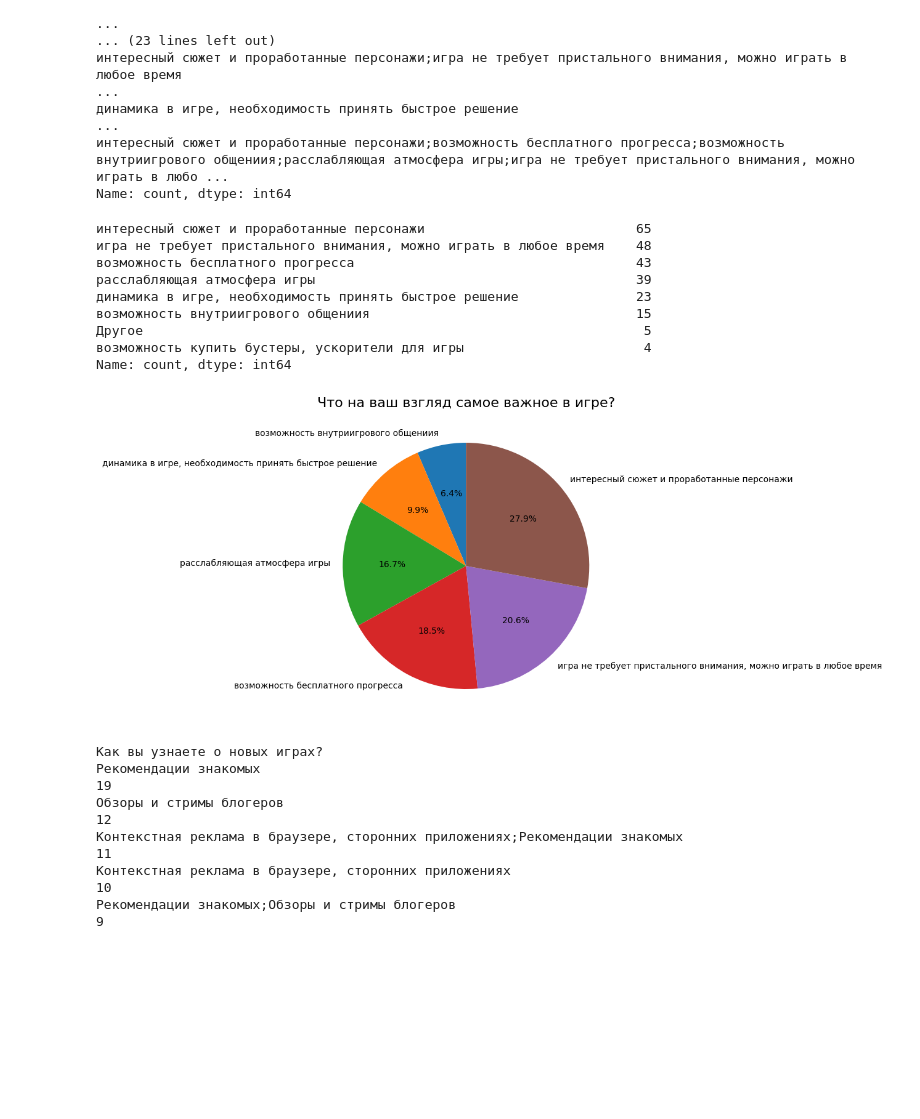
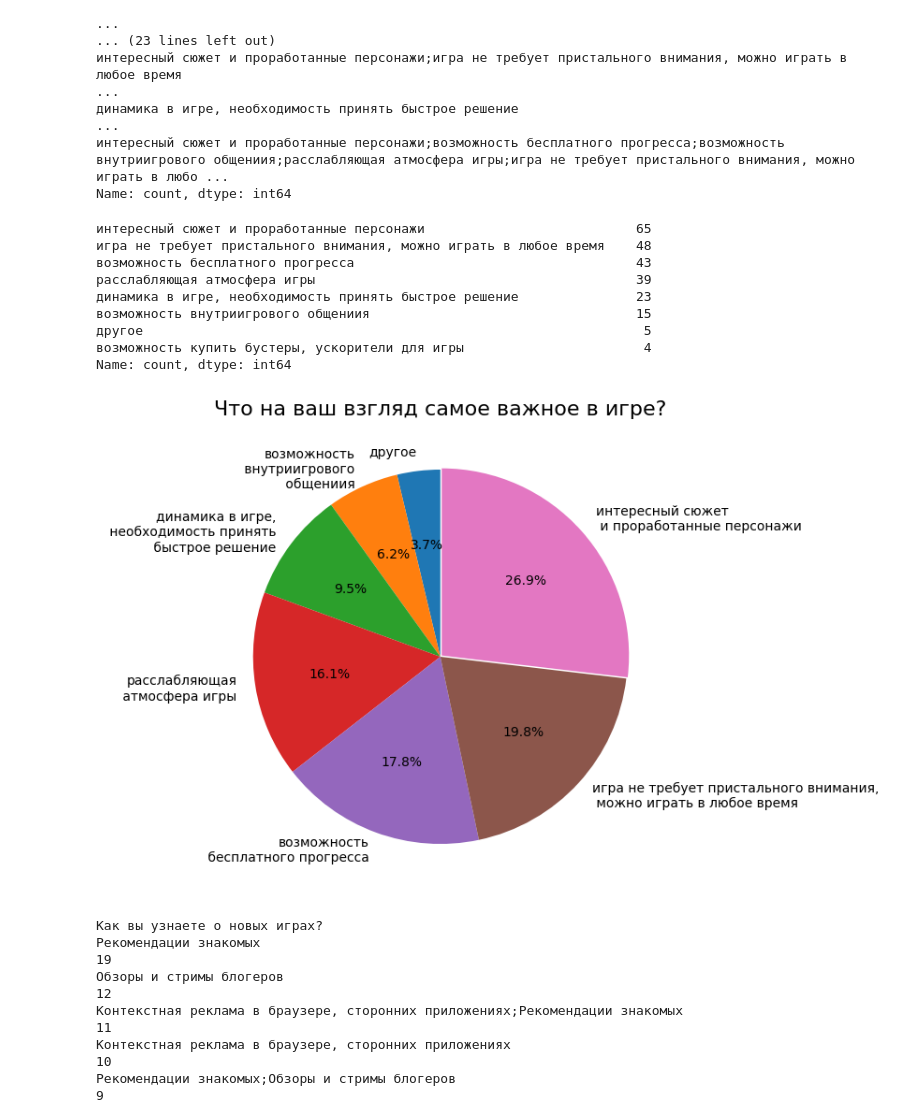
Before and after one commit to NadezdaNN/AnaliticsGames, a Jupyter notebook: analytics.ipynb, the cells around one changed output. Saved outputs shown, nothing was run; the diff lists cells and outputs as text; code cells hidden in the pictures; blank space fills up the shorter version.

```diff
--- a/analytics.ipynb
+++ b/analytics.ipynb
@@ -229,0 +339,9 @@ Name: count, dtype: int64
+# %%
+# Сколько вы потратили денег на внутриигровые покупки за последние полгода?
+data['Сколько вы потратили денег на внутриигровые покупки за последние полгода?'] = \
+    data['Сколько вы потратили денег на внутриигровые покупки за последние полгода?'].apply(lambda x: 'более 5000 руб.' if x == 'более 5000руб.' else x)
+display(data['Сколько вы потратили денег на внутриигровые покупки за последние полгода?'].value_counts())
+
+mask = data['Играете ли вы в онлайн-игры?'] != 'Нет, не играю'
+data_copy = data[mask]
+display(data_copy['Сколько вы потратили денег на внутриигровые покупки за последние полгода?'].value_counts())
@@ -229,0 +380,6 @@ Name: count, dtype: int64
+# %%
+# Какую покупку вы вероятнее всего совершите в игре?
+data['Какую покупку вы вероятнее всего совершите в игре?'] = data['Какую покупку вы вероятнее всего совершите в игре?'].fillna('Никакую')
+mask = data['Играете ли вы в онлайн-игры?'] != 'Нет, не играю'
+data_copy = data[mask]
+data_copy['Какую покупку вы вероятнее всего совершите в игре?'].value_counts()
@@ -335,20 +428,16 @@ data['Что на ваш взгляд самое важное в игре?'].val
 интересный сюжет и проработанные персонажи;возможность бесплатного прогресса;возможность внутриигрового общениия;расслабляющая атмосфера игры;игра не требует пристального внимания, можно играть в любо ...
 Name: count, dtype: int64
 # %%
-data['Что на ваш взгляд самое важное в игре?'] = data['Что на ваш взгляд самое важное в игре?'].fillna(str('Другое'))
+data['Что на ваш взгляд самое важное в игре?'] = data['Что на ваш взгляд самое важное в игре?'].fillna(str('другое'))
 data_tmp = []
 for i in data['Что на ваш взгляд самое важное в игре?']:
-    #print(i, type(i))
     i_tmp = i
-    #print('123=',i)
     if ';' in i:
-        #print(i)
         i_tmp = i.split(';')
         for j in i_tmp:
             data_tmp.append(j)
     else:
         data_tmp.append(i_tmp)
-    #print(data_tmp)
 data_tmp = pd.Series(data_tmp)
 display(data_tmp.value_counts())
 # %% [output]
@@ -358,23 +447,39 @@ display(data_tmp.value_counts())
 расслабляющая атмосфера игры                                         39
 динамика в игре, необходимость принять быстрое решение               23
 возможность внутриигрового общениия                                  15
-Другое                                                                5
+другое                                                                5
 возможность купить бустеры, ускорители для игры                       4
 Name: count, dtype: int64
+# %%
+data_tmp = data_tmp.apply(lambda x: 'игра не требует пристального внимания,\n можно играть в любое время' \
+                          if x == 'игра не требует пристального внимания, можно играть в любое время' else x)
+data_tmp = data_tmp.apply(lambda x: 'динамика в игре,\n необходимость принять\n быстрое решение' \
+                          if x == 'динамика в игре, необходимость принять быстрое решение' else x)
+data_tmp = data_tmp.apply(lambda x: 'интересный сюжет\n и проработанные персонажи' \
+                          if x == 'интересный сюжет и проработанные персонажи' else x)
+data_tmp = data_tmp.apply(lambda x: 'другое' \
+                          if x == 'возможность купить бустеры, ускорители для игры' else x)
+data_tmp = data_tmp.apply(lambda x: 'расслабляющая\n атмосфера игры' \
+                          if x == 'расслабляющая атмосфера игры' else x)
+data_tmp = data_tmp.apply(lambda x: 'возможность\n внутриигрового\n общениия' \
+                          if x == 'возможность внутриигрового общениия' else x)
+data_tmp = data_tmp.apply(lambda x: 'возможность\n бесплатного прогресса' \
+                          if x == 'возможность бесплатного прогресса' else x)
 # %%
 fig = plt.figure(figsize=(10, 5))
 ax = fig.add_axes((1, 1, 1, 1))
-deaths_count = data_tmp.value_counts().head(6).sort_values()
+deaths_count = data_tmp.value_counts().sort_values()
 pie = ax.pie(
     deaths_count,
     labels=deaths_count.index,
     autopct='%1.1f%%',
-    startangle=90
+    startangle=90,
+    explode = [0, 0, 0, 0, 0, 0, 0.01]
 )
 title = ax.set_title('Что на ваш взгляд самое важное в игре?', fontsize=16)
 plt.show(pie)
 # %% [output]
-[figure, old version]
+[figure, new version]
 # %%
 data['Как вы узнаете о новых играх?'].value_counts()
 # %% [output]
```
Also changed, not shown: parts of 24 cells of this notebook, 9 other files.
